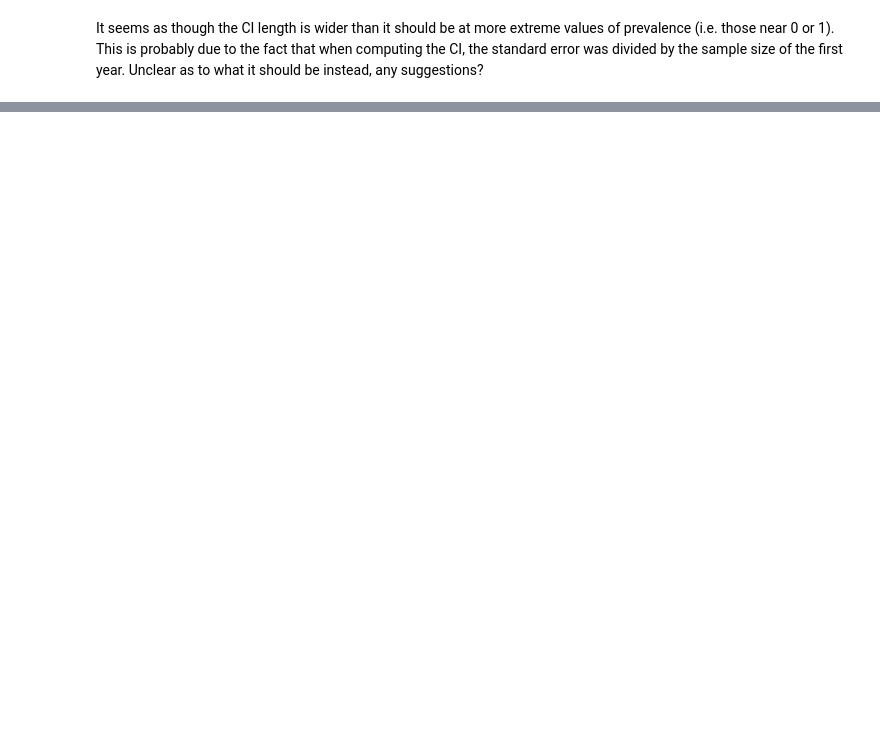
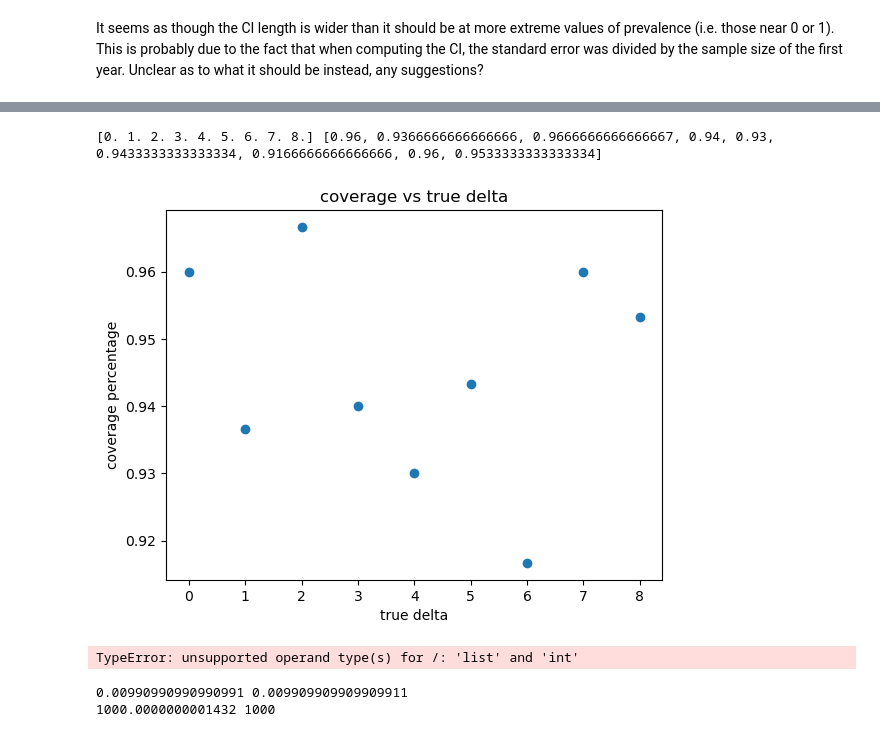
Before and after one commit to ihmeuw-msca/distrx, a Jupyter notebook: simulations.ipynb, the cells around one changed output, grey strips where cells are left out. Saved outputs shown, nothing was run; the diff lists cells and outputs as text; code cells hidden in the pictures; blank space fills up the shorter version.

```diff
--- a/simulations.ipynb
+++ b/simulations.ipynb
@@ -138,0 +170,60 @@ It seems as though the CI length is wider than it should be at more extreme valu
+# %%
+y2_prevalence_incs = np.arange(0, 0.9, 0.1)
+# print(y2_prevalence_incs)
+all_coverages = []
+for y2_prev_inc in y2_prevalence_incs:
+  coverages = np.zeros(NREP)
+  mu_txs = np.zeros(NREP)
+  ci_uppers = np.zeros(NREP)
+  ci_lowers = np.zeros(NREP)
+  Y1_POP, Y1_PREV = 1000, 0.1
+  Y2_POP, Y2_PREV = 1050, (Y1_PREV + y2_prev_inc)
+  TRUE_DIFF = (Y2_PREV / Y1_PREV) - 1
+
+  # simulate incidence from 2 years w/differing aforementioned parameters
+  y1_incid = np.random.binomial(Y1_POP, Y1_PREV, size=NREP)
+  y2_incid = np.random.binomial(Y2_POP, Y2_PREV, size=NREP)
+  for i in range(NREP):
+    mu_txs[i], sigma_hat = transform_percentage_change_counts1(y1_incid[i], Y1_POP, y2_incid[i], Y2_POP)
+    # print(delta_hat, sigma_hat)
+    ci_uppers[i] = mu_txs[i] + Q * sigma_hat / np.sqrt(Y1_POP)
+    ci_lowers[i] = mu_txs[i] - Q * sigma_hat / np.sqrt(Y1_POP)
+    # ci_uppers[i] = mu_txs[i] + Q * sigma_hat
+    # ci_lowers[i] = mu_txs[i] - Q * sigma_hat
+    if (ci_lowers[i] < TRUE_DIFF and TRUE_DIFF < ci_uppers[i]):
+      coverages[i] = 1
+  all_coverages.append((coverages == 1).sum() / NREP)
+print(((y2_prevalence_incs + 0.1) / 0.1) - 1, all_coverages)
+plt.xlabel("true delta")
+plt.ylabel("coverage percentage")
+plt.title("coverage vs true delta")
+plt.scatter(((y2_prevalence_incs + 0.1) / 0.1) - 1, all_coverages)
+plt.show()
+# %% [output]
+[0. 1. 2. 3. 4. 5. 6. 7. 8.] [0.96, 0.9366666666666666, 0.9666666666666667, 0.94, 0.93, 0.9433333333333334, 0.9166666666666666, 0.96, 0.9533333333333334]
+[figure, added]
+# %%
+print(transform_percentage_change_counts1([100], 1000, 200, 1050))
+print(transform_percentage_change_counts1(300, 1000, 400, 1050))
+print(transform_percentage_change_counts1(np.array([100, 300]), np.array([1000, 1000]), np.array([200, 400]), np.array([1050, 1050])))
+# %% [output]
+TypeError: unsupported operand type(s) for /: 'list' and 'int'
+# %%
+x_bar = 0.000693
+s = 2.88e-7
+temp = np.zeros(Y1_POP)
+y1_rep1 = 10
+temp[0:y1_rep1] = 1
+tempvar = np.var(temp, ddof=1)
+c_x = y1_rep1
+n_x = Y1_POP
+mu_x = c_x / n_x
+sigma2_x = (c_x * (1 - mu_x) ** 2 + (n_x - c_x) * mu_x**2) / (n_x - 1)
+print(tempvar, sigma2_x)
+
+s = np.sqrt(0.00990990990990991)
+x_bar = y1_rep1 / Y1_POP
+print(s**2 / (s**2 - x_bar * (1 - x_bar) * ((1 - x_bar) + x_bar)), Y1_POP)
+# %% [output]
+0.00990990990990991 0.009909909909909911
+1000.0000000001432 1000
```
Also changed, not shown: parts of 5 cells of this notebook, 2 other files.
